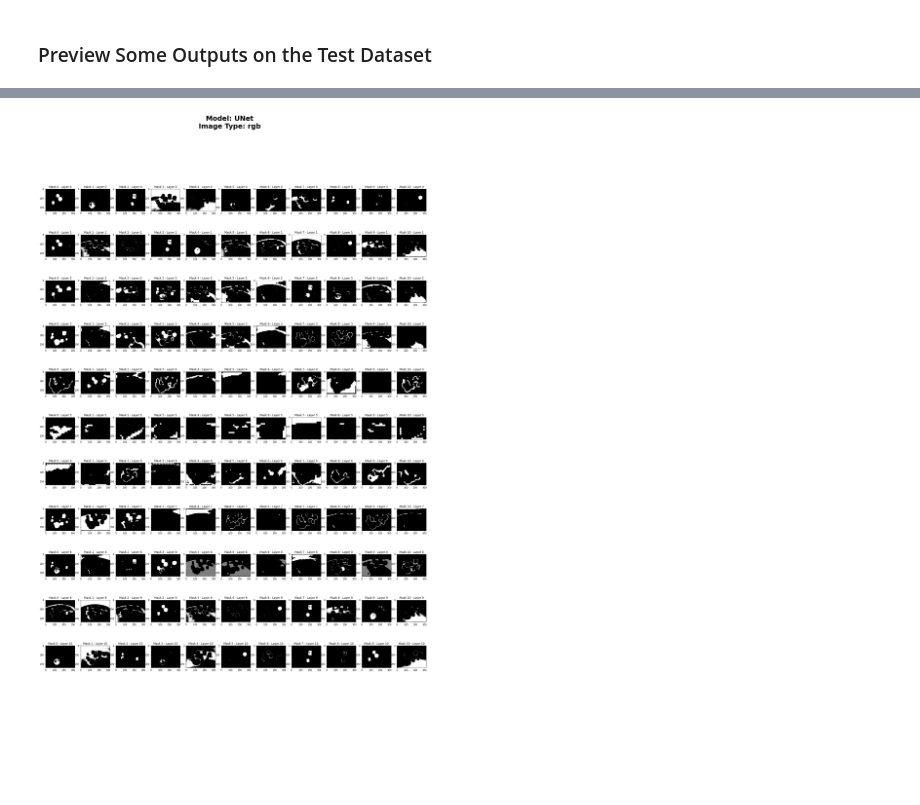
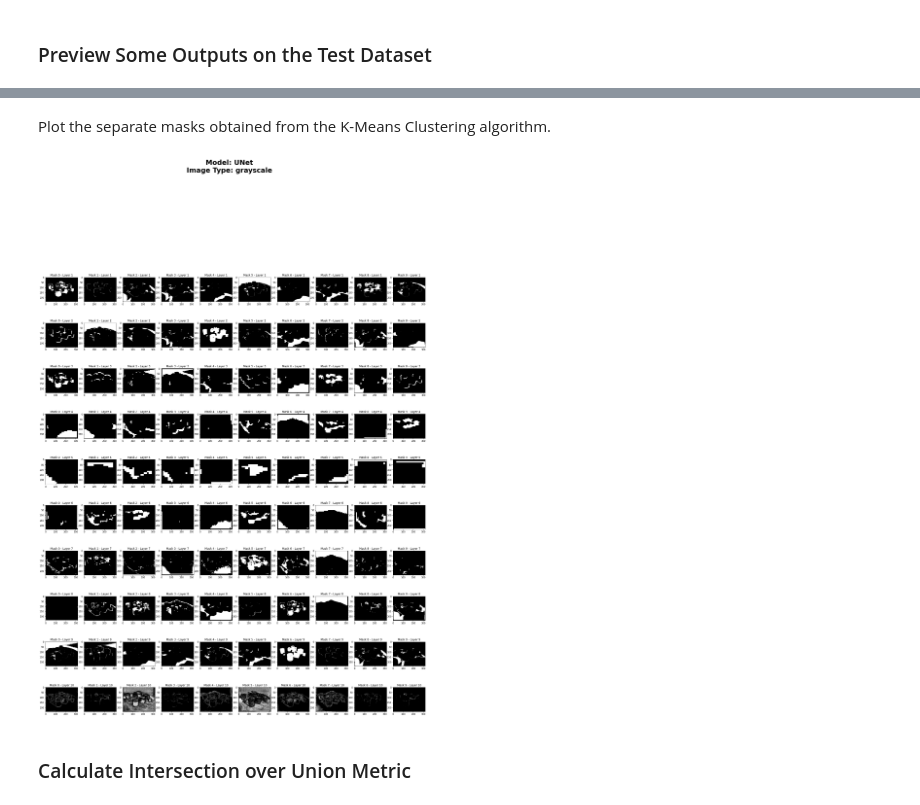
Before and after one commit to fusedbloxxer/segmentation-as-clusterization, a Jupyter notebook: SegmentationAsClusterization.ipynb, the cells around one changed output, grey strips where cells are left out. Saved outputs shown, nothing was run; the diff lists cells and outputs as text; code cells hidden in the pictures; blank space fills up the shorter version.

```diff
--- a/SegmentationAsClusterization.ipynb
+++ b/SegmentationAsClusterization.ipynb
@@ -72,7 +72,7 @@ for idx in range(5):
 
     # Add additional information in the subplots
     plt.ylabel('Pixel Height')
-    plt.xlabel(f'Pixel Width\n\nNumber of objects: {int(count)}')
+    plt.xlabel(f'Pixel Width\n\nNumber of objects: {count}')
 
     # Draw the image on screen
     plt.imshow(image.permute(1, 2, 0))
@@ -107,7 +110,7 @@ plt.title(f'Training Image {random_image_index}')
 
 # Add additional information in the subplot
 plt.ylabel('Pixel Height')
-plt.xlabel(f'Pixel Width\nNumber of objects: {int(count)}')
+plt.xlabel(f'Pixel Width\nNumber of objects: {count}')
 
 # Draw the orignal image on screen
 plt.imshow(image.permute(1, 2, 0))
@@ -122,7 +125,7 @@ for idx, mask in enumerate(masks[:int(count)]):
 
     # Add additional information in the subplot
     plt.ylabel('Pixel Height')
-    plt.xlabel(f'Pixel Width\nNumber of objects: {int(count)}')
+    plt.xlabel(f'Pixel Width\nNumber of objects: {count}')
 
     # Draw the image on screen
     plt.imshow(mask.repeat(3, 1, 1).permute(1, 2, 0))
@@ -200,7 +203,7 @@ from src.Utils import make_model
 model_name = 'UNet'
 
 # The color scheme of the image
-image_type = 'rgb'
+image_type = 'grayscale'
 
 # Load the custom 'UNet' or 'AutoEncoder' model for 'rgb' or 'grayscale' images
 model_type, model_weights_path, transform = make_model(name=model_name, image_type=image_type)
@@ -325,14 +334,11 @@ original = image.clone()
 proc_img = make_grayscale(image.unsqueeze(0)).squeeze(0)
 
 # Pass through model
-out_img = unprocess(model(transform(image.unsqueeze(0).to(args.device)))).squeeze(0)
+out_img = unprocess(model(transform(image.unsqueeze(0)).to(args.device))).squeeze(0)
 
 # Reshape image
 image = out_img.permute(1, 2, 0).to(torch.float)
 image = image.reshape(-1, image.shape[2])
-
-# Format object count
-count = count.to(torch.int).item()
 
 # Set figure properties
 f = plt.figure()
@@ -434,3 +442,5 @@ K-means for the cosine similarity with 76,800 points in dimension 3, K = 11:
+# %% [markdown]
+Plot the separate masks obtained from the K-Means Clustering algorithm.
 # %%
 # Configure the figure properties
 fig = plt.figure()
@@ -448,34 +458,34 @@ for jdx, labels in enumerate(mask_labels):
     for idx, label in enumerate(labels.unique()):
         # Create full mask
         full_mask = torch.full_like(labels, label)
 
         # Extract partial mask
         partial_mask = (255.0 * (full_mask == labels)).to(torch.uint8)
 
         # Calculate intersections
         intersections = partial_mask.logical_and(masks)
 
         # Calculate unions
         unions = partial_mask.logical_or(masks)
 
         # Calculate IoU
         IoU = intersections.sum(dim=(1, 2, 3)) / unions.sum(dim=(1, 2, 3))
 
-        # print(IoU.max(), IoU.argmax())
-
         # Split subplots in two rows to ease analyzing the images
-        plt.subplot(len(mask_labels), int(count), jdx * count + idx + 1)
+        plt.subplot(len(mask_labels), int(count), jdx * int(count) + idx + 1)
 
         # Show the mask label
         plt.title(f'Mask {int(label)} - Layer {jdx}')
 
         # Plot the mask
         plt.imshow(partial_mask.cpu().permute(1, 2, 0).repeat(1, 1, 3))
 
 # Save the plot
 plt.savefig(f'{args.output_dir}/kmeans/{model_name}_{image_type}.jpg')
 
 # Plot the images
 plt.show()
 # %% [output]
-[figure, old version]
+[figure, new version]
+# %% [markdown]
+### Calculate Intersection over Union Metric
```
Also changed, not shown: parts of 21 cells of this notebook, 18 other files.
